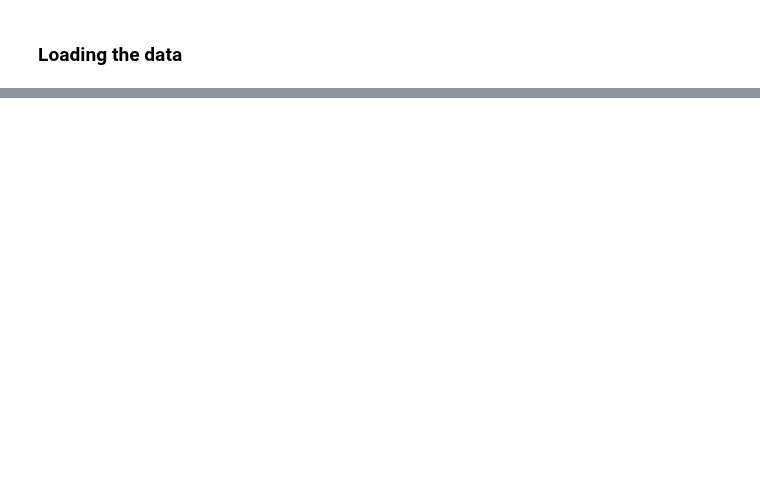
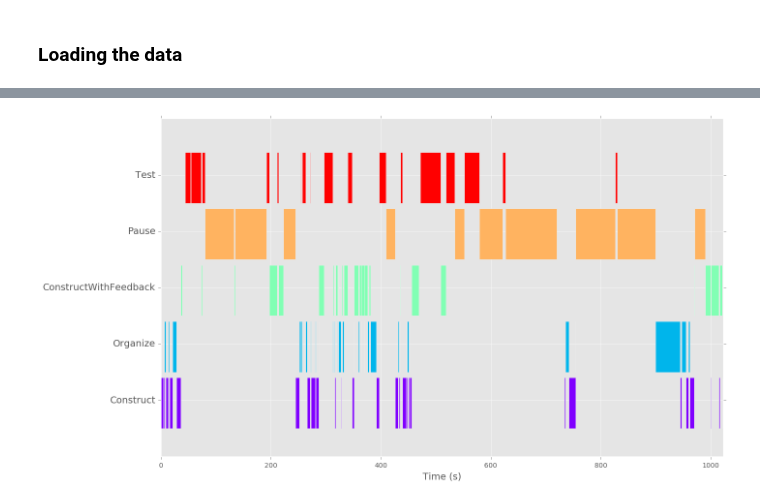
Before and after one commit to sperez8/Phet-log-analyzer, a Jupyter notebook: cck/sequence_heatmap_maker.ipynb, the cells around one changed output, grey strips where cells are left out. Drawn from its saved outputs; the diff is of its cells as text; code cells hidden in the pictures; blank space fills up the shorter version.

```diff
--- a/cck/sequence_heatmap_maker.ipynb
+++ b/cck/sequence_heatmap_maker.ipynb
@@ -75,0 +144,4 @@ get_sequence(df,[94792123])
+# %%
+plot_barGraph('a2',3591123, pltFamilies) #worst learning gain student
+# %% [output]
+[figure, added]
```
Also changed, not shown: parts of 14 cells of this notebook.
